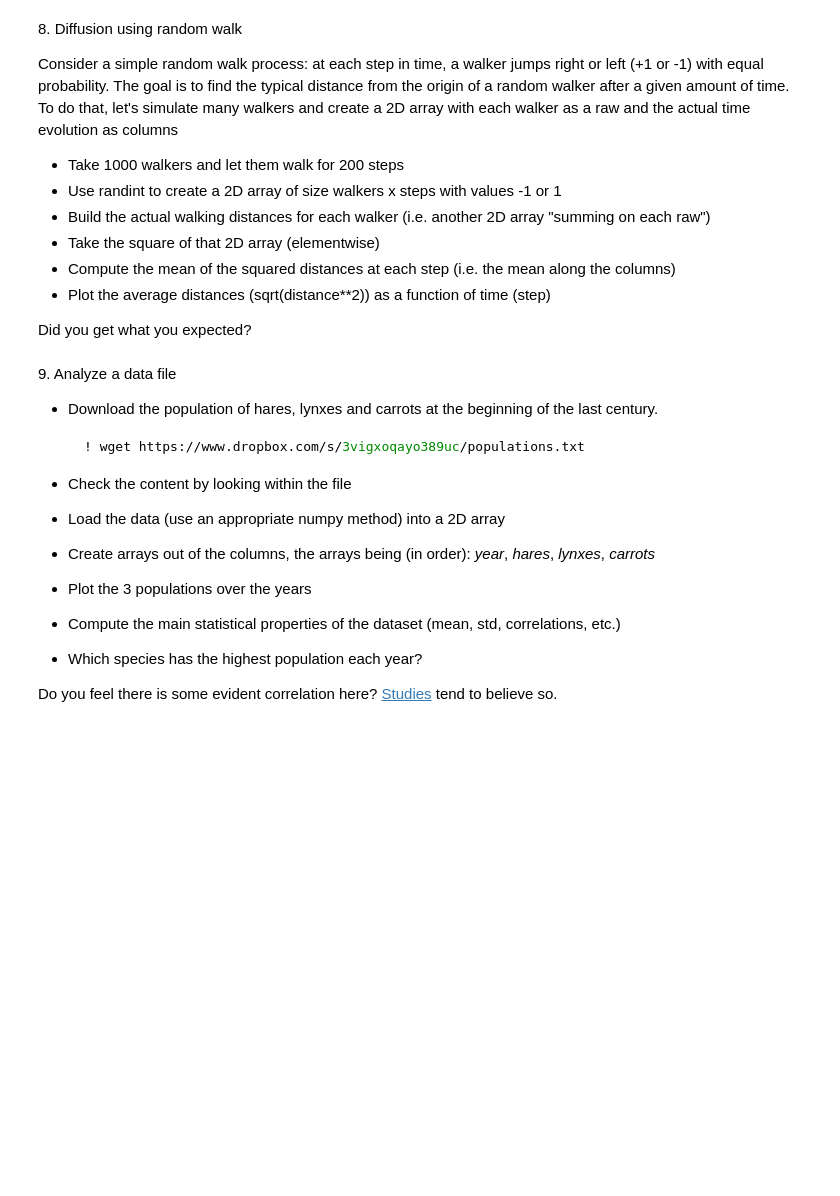
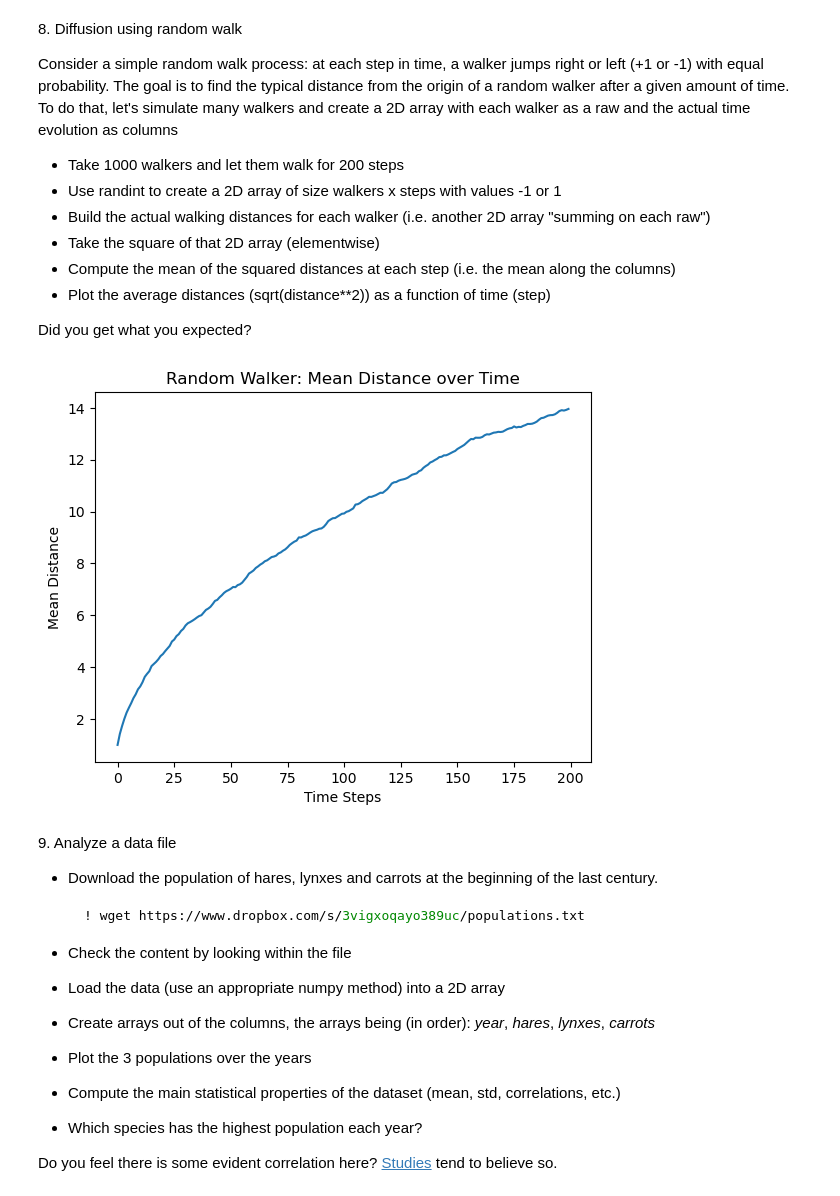
Before and after one commit to Kallo27/LaboratoryOfComputationalPhysics_Y6, a Jupyter notebook: 04ex/04ex_Numpy.ipynb, the cells around one changed output. Saved outputs shown, nothing was run; the diff lists cells and outputs as text; code cells hidden in the pictures; blank space fills up the shorter version.

```diff
--- a/04ex/04ex_Numpy.ipynb
+++ b/04ex/04ex_Numpy.ipynb
@@ -67,6 +255,20 @@ To do that, let's simulate many walkers and create a 2D array with each walker a
   * Plot the average distances (sqrt(distance\*\*2)) as a function of time (step)
 
 Did you get what you expected?
+# %%
+walker = np.random.choice([-1, 1], size=(1000, 200))
+
+distances = np.cumsum(walker, axis=1) ** 2
+mean_distance = np.sqrt(np.mean(distances, axis=0))
+
+time_steps = np.arange(200)
+plt.plot(time_steps, mean_distance)
+plt.xlabel("Time Steps")
+plt.ylabel("Mean Distance")
+plt.title("Random Walker: Mean Distance over Time")
+plt.show()
+# %% [output]
+[figure, added]
 # %% [markdown]
 9\. Analyze a data file
   * Download the population of hares, lynxes and carrots at the beginning of the last century.
```
Also changed, not shown: parts of 13 cells of this notebook, 2 other files.
